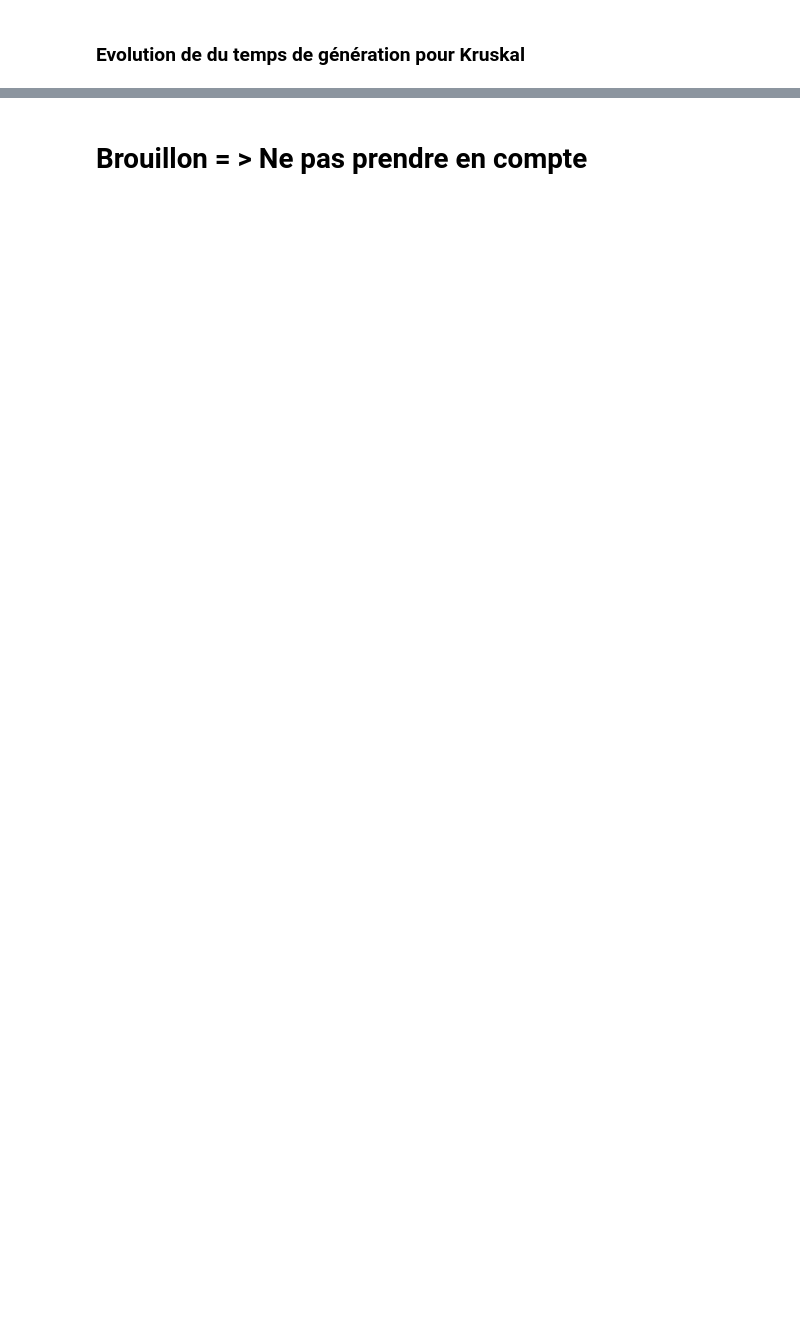
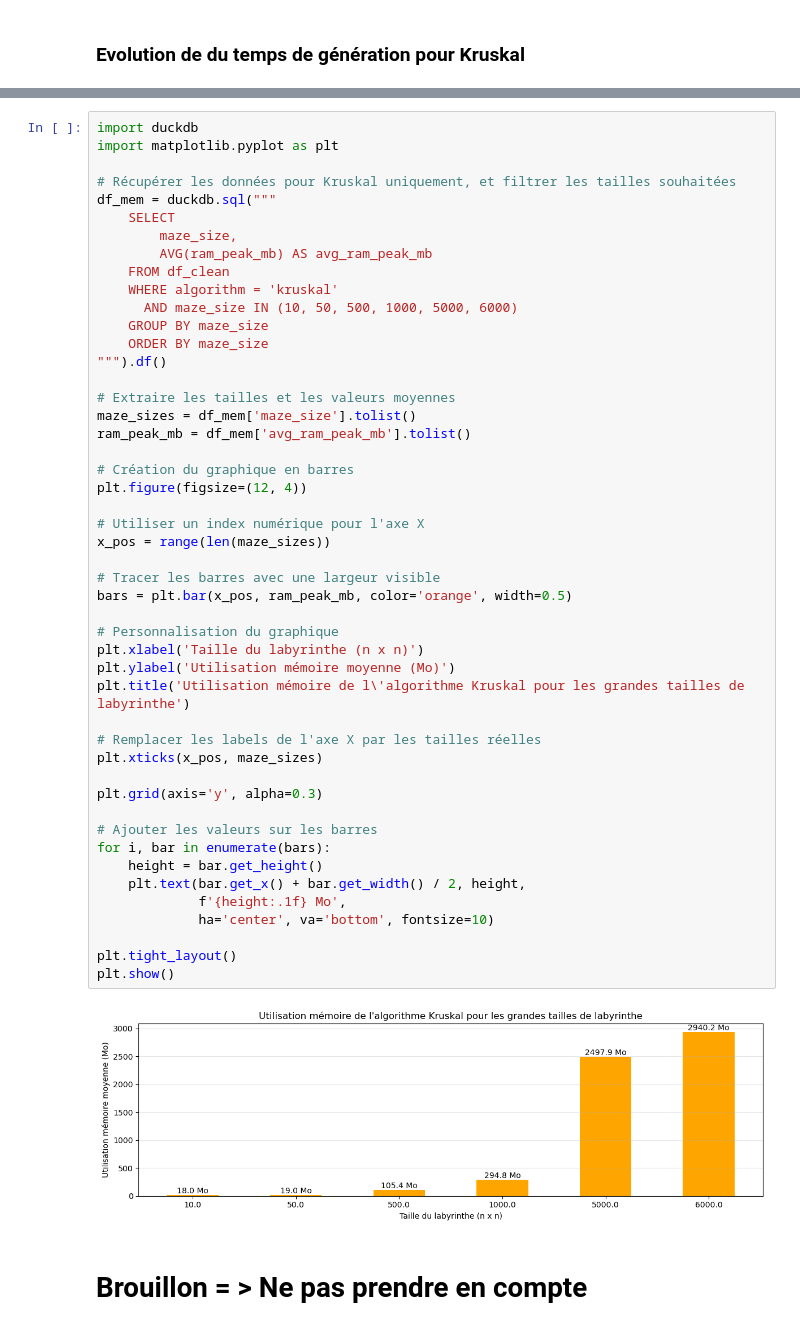
Before and after one commit to Paul-Emmanuel-Buffe/amazing-mazes, a Jupyter notebook: amazing_mazes_report.ipynb, the cells around one changed output, grey strips where cells are left out. Cells and saved outputs as stored; diff of their text form; blank space fills up the shorter version.

```diff
--- a/amazing_mazes_report.ipynb
+++ b/amazing_mazes_report.ipynb
@@ -524,2 +618,52 @@ Cette visualisation illustre parfaitement le paradoxe théorie/pratique : Kruska
+# %%
+import duckdb
+import matplotlib.pyplot as plt
+
+# Récupérer les données pour Kruskal uniquement, et filtrer les tailles souhaitées
+df_mem = duckdb.sql("""
+    SELECT
+        maze_size,
+        AVG(ram_peak_mb) AS avg_ram_peak_mb
+    FROM df_clean
+    WHERE algorithm = 'kruskal'
+      AND maze_size IN (10, 50, 500, 1000, 5000, 6000)
+    GROUP BY maze_size
+    ORDER BY maze_size
+""").df()
+
+# Extraire les tailles et les valeurs moyennes
+maze_sizes = df_mem['maze_size'].tolist()
+ram_peak_mb = df_mem['avg_ram_peak_mb'].tolist()
+
+# Création du graphique en barres
+plt.figure(figsize=(12, 4))
+
+# Utiliser un index numérique pour l'axe X
+x_pos = range(len(maze_sizes))
+
+# Tracer les barres avec une largeur visible
+bars = plt.bar(x_pos, ram_peak_mb, color='orange', width=0.5)
+
+# Personnalisation du graphique
+plt.xlabel('Taille du labyrinthe (n x n)')
+plt.ylabel('Utilisation mémoire moyenne (Mo)')
+plt.title('Utilisation mémoire de l\'algorithme Kruskal pour les grandes tailles de labyrinthe')
+
+# Remplacer les labels de l'axe X par les tailles réelles
+plt.xticks(x_pos, maze_sizes)
+
+plt.grid(axis='y', alpha=0.3)
+
+# Ajouter les valeurs sur les barres
+for i, bar in enumerate(bars):
+    height = bar.get_height()
+    plt.text(bar.get_x() + bar.get_width() / 2, height,
+             f'{height:.1f} Mo',
+             ha='center', va='bottom', fontsize=10)
+
+plt.tight_layout()
+plt.show()
+# %% [output]
+[figure, added]
 # %% [markdown]
 # Brouillon = > Ne pas prendre en compte
```
Also changed, not shown: parts of 32 cells of this notebook.
